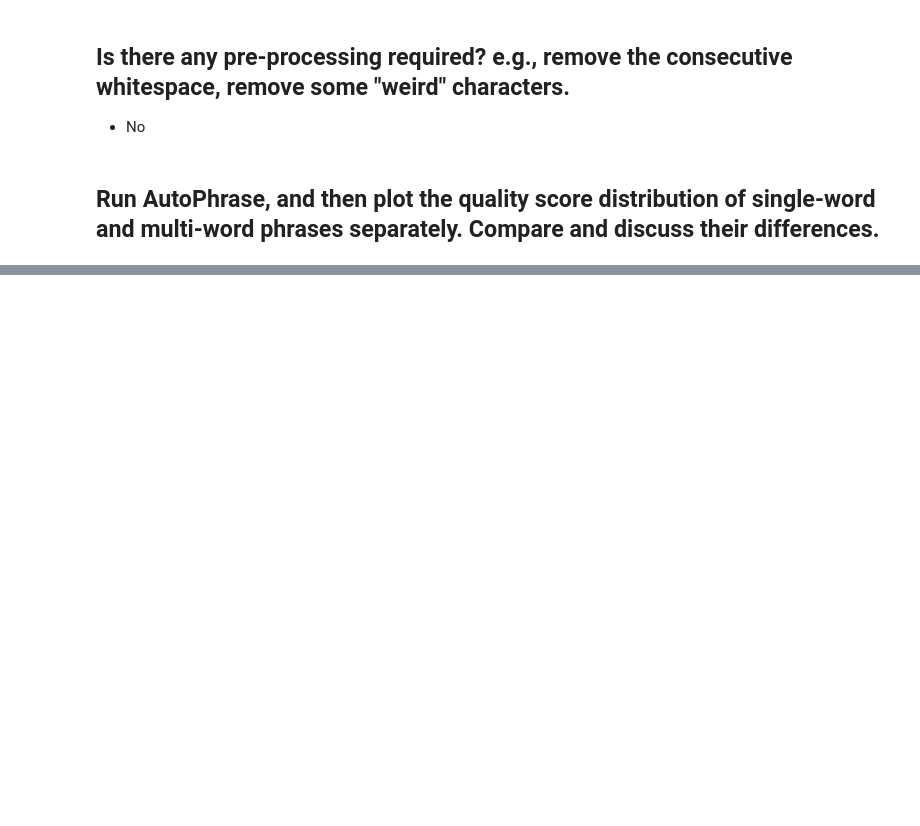
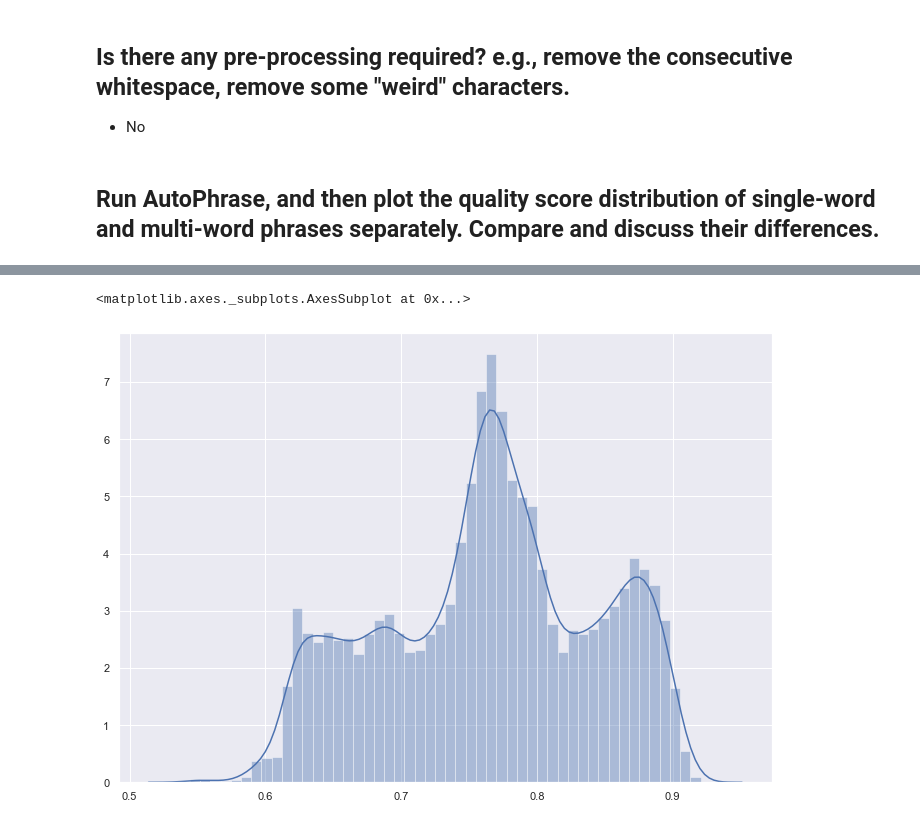
Before and after one commit to YichunRen/AutoPhrase, a Jupyter notebook: notebooks/1-joey-eda.ipynb, the cells around one changed output, grey strips where cells are left out. Saved outputs shown, nothing was run; the diff lists cells and outputs as text; code cells hidden in the pictures; blank space fills up the shorter version.

```diff
--- a/notebooks/1-joey-eda.ipynb
+++ b/notebooks/1-joey-eda.ipynb
@@ -189,0 +282,5 @@ len(in_frequent_tokens) / len(all_token_count)
+# %%
+sns.distplot(single_word_scores)
+# %% [output]
+<matplotlib.axes._subplots.AxesSubplot at 0x...>
+[figure, added]
```
Also changed, not shown: parts of 30 cells of this notebook, 4 other files.
